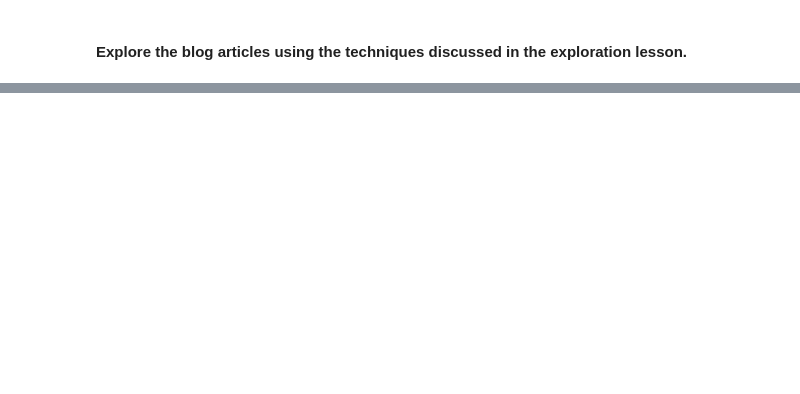
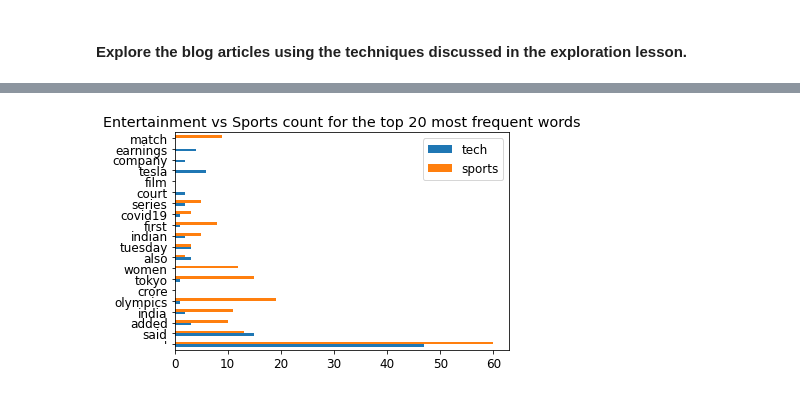
Before and after one commit to ForrestMccrosky/natural-language-processing-exercises, a Jupyter notebook: explore_NLP.ipynb, the cells around one changed output, grey strips where cells are left out. Cells and saved outputs as stored; diff of their text form; code cells hidden in the pictures; blank space fills up the shorter version.

```diff
--- a/explore_NLP.ipynb
+++ b/explore_NLP.ipynb
@@ -173,0 +326,7 @@ plt.show()
+# %%
+word_counts.sort_values('all', ascending=False).head(20)[['tech',
+                                                          'sports']].plot.barh()
+plt.title('Entertainment vs Sports count for the top 20 most frequent words')
+None
+# %% [output]
+[figure, added]
```
Also changed, not shown: parts of 44 cells of this notebook.
